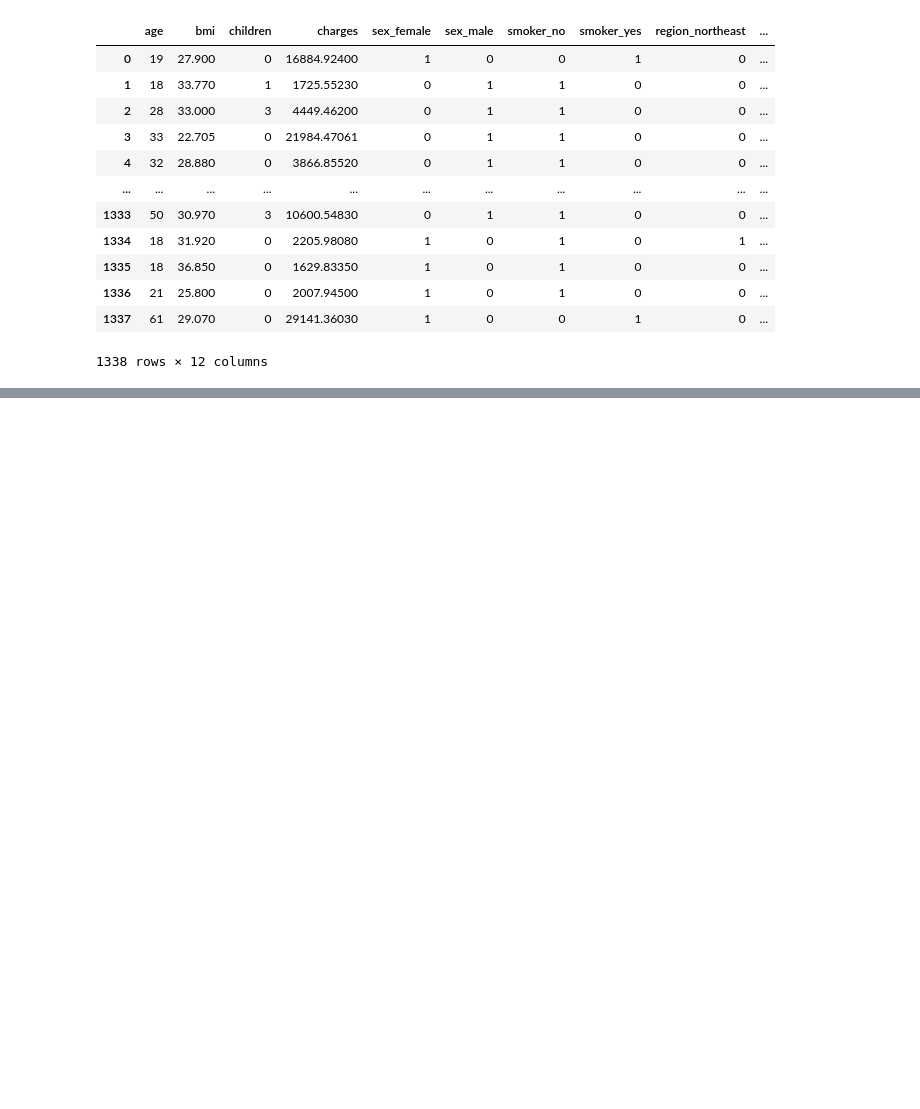
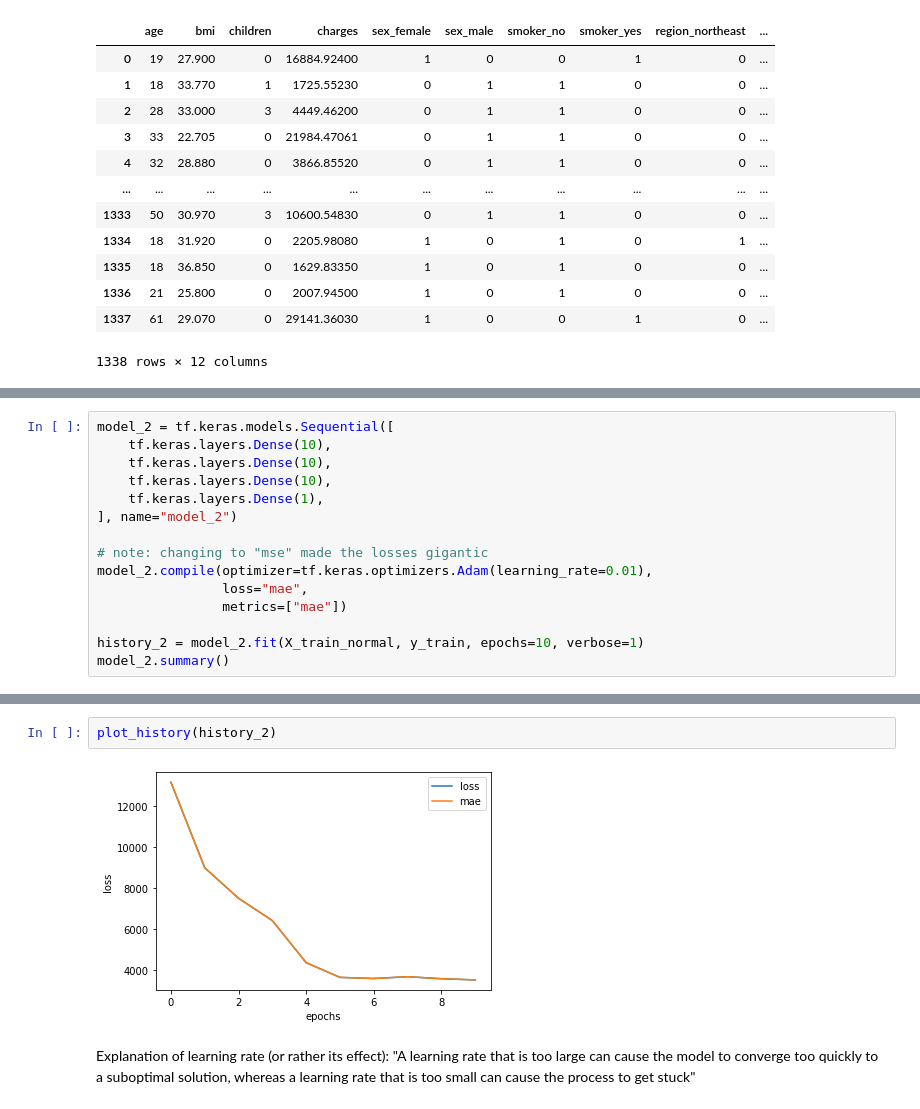
Before and after one commit to pkro/tensorflow_cert_training, a Jupyter notebook: notebooks/01c_challenges_and_extra_curriculum.ipynb, the cells around one changed output, grey strips where cells are left out. Saved outputs shown, nothing was run; the diff lists cells and outputs as text; blank space fills up the shorter version.

```diff
--- a/notebooks/01c_challenges_and_extra_curriculum.ipynb
+++ b/notebooks/01c_challenges_and_extra_curriculum.ipynb
@@ -154,0 +253,15 @@ ColumnTransformer(transformers=[('minmaxscaler', MinMaxScaler(),
+# %%
+model_2 = tf.keras.models.Sequential([
+    tf.keras.layers.Dense(10),
+    tf.keras.layers.Dense(10),
+    tf.keras.layers.Dense(10),
+    tf.keras.layers.Dense(1),
+], name="model_2")
+
+# note: changing to "mse" made the losses gigantic
+model_2.compile(optimizer=tf.keras.optimizers.Adam(learning_rate=0.01),
+                loss="mae",
+                metrics=["mae"])
+
+history_2 = model_2.fit(X_train_normal, y_train, epochs=10, verbose=1)
+model_2.summary()
@@ -154,0 +291,6 @@ ColumnTransformer(transformers=[('minmaxscaler', MinMaxScaler(),
+# %%
+plot_history(history_2)
+# %% [output]
+[figure, added]
+# %% [markdown]
+Explanation of learning rate (or rather its effect): "A learning rate that is too large can cause the model to converge too quickly to a suboptimal solution, whereas a learning rate that is too small can cause the process to get stuck"
```
Also changed, not shown: parts of 19 cells of this notebook.
